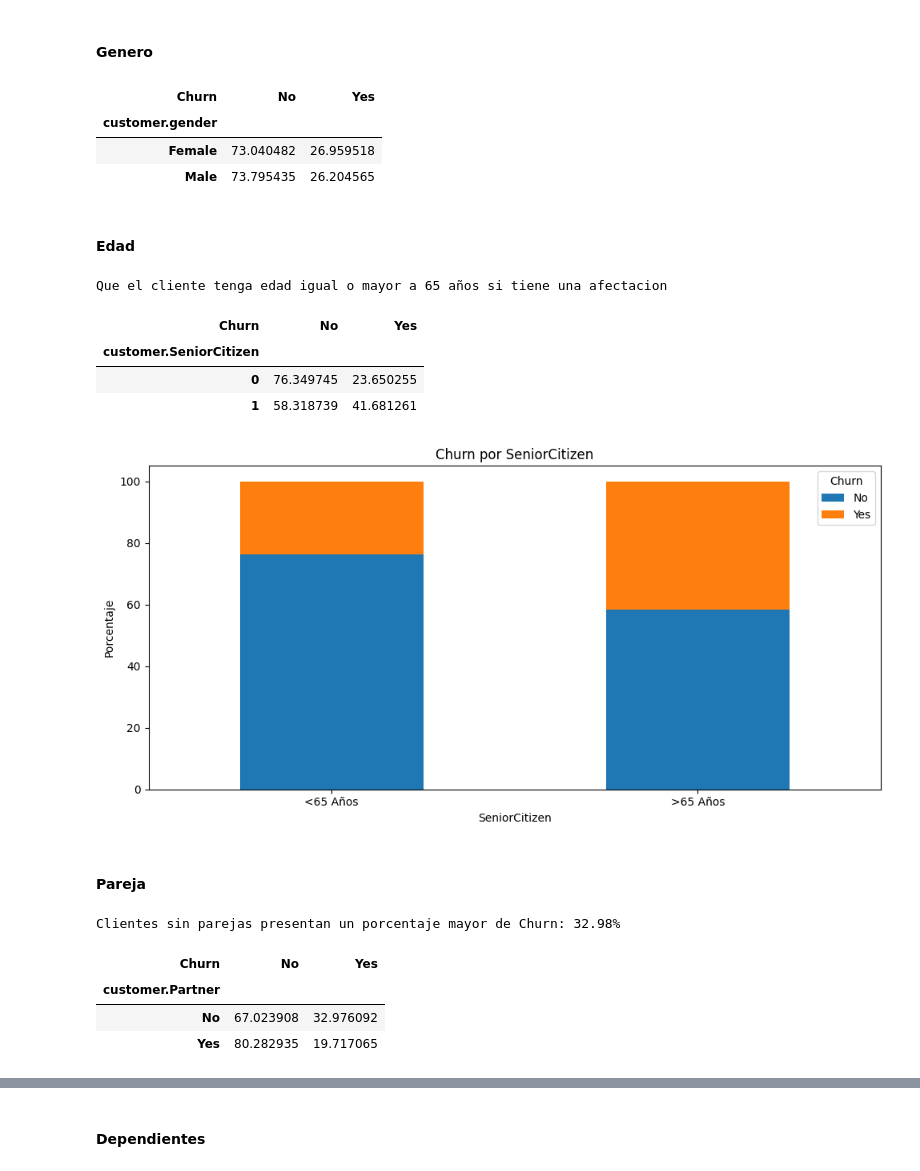
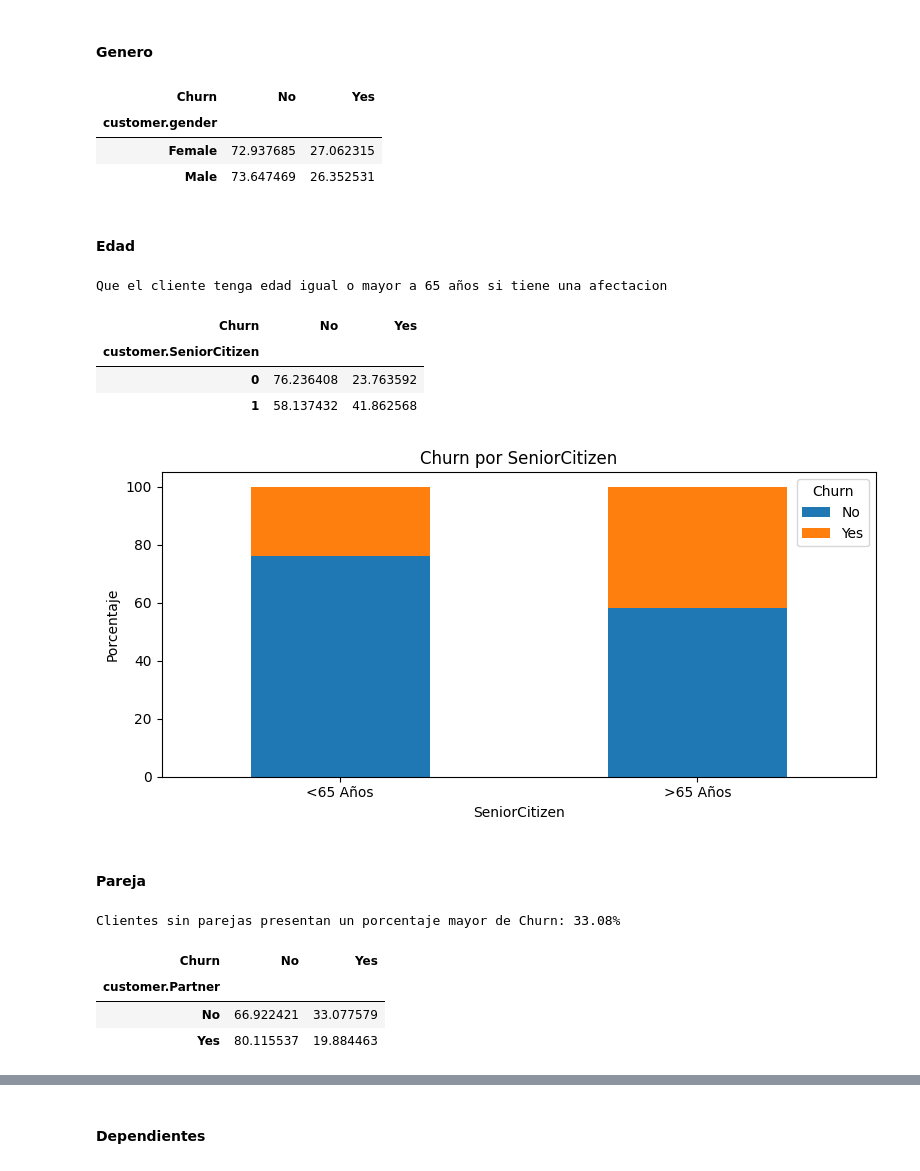
Before and after one commit to JCSR2022/challenge2-data-science-Alura, a Jupyter notebook: challenge2_data_science_Alura.ipynb, the cells around one changed output, grey strips where cells are left out. Drawn from its saved outputs; the diff is of its cells as text; code cells hidden in the pictures.

```diff
--- a/challenge2_data_science_Alura.ipynb
+++ b/challenge2_data_science_Alura.ipynb
@@ -230,0 +236,3 @@ dtype('float64')
+# %%
+data = data.dropna()
+data.isna().sum().sum()
@@ -357,8 +337,8 @@ pd.crosstab(data['customer.gender'], data['Churn'], normalize='index') * 100
 # %% [output]
 | Churn | No | Yes |
 | customer.gender |  |  |
-| Female | 73.040482 | 26.959518 |
-| Male | 73.795435 | 26.204565 |
+| Female | 72.937685 | 27.062315 |
+| Male | 73.647469 | 26.352531 |
 # %% [markdown]
 #### Edad
 # %%
@@ -370,23 +350,23 @@ df_senior
 Que el cliente tenga edad igual o mayor a 65 años si tiene una afectacion
 | Churn | No | Yes |
 | customer.SeniorCitizen |  |  |
-| 0 | 76.349745 | 23.650255 |
-| 1 | 58.318739 | 41.681261 |
+| 0 | 76.236408 | 23.763592 |
+| 1 | 58.137432 | 41.862568 |
 # %%
 df_senior.index = ['<65 Años','>65 Años']
 
 ax = df_senior.plot(
     kind='bar',
     stacked=True,
-    figsize=(10, 5),
+    figsize=(8, 4),
     title='Churn por SeniorCitizen',
     ylabel='Porcentaje',
     xlabel='SeniorCitizen'
 )
 ax.set_xticklabels(ax.get_xticklabels(), rotation=0)
 plt.tight_layout()
 # %% [output]
-[figure, old version]
+[figure, new version]
 # %% [markdown]
 #### Pareja
 # %%
@@ -395,11 +375,11 @@ print(f"Clientes sin parejas presentan un porcentaje mayor de Churn: {df_Partner
 analisis_patrones += f"Clientes sin pareja presentan un porcentaje mayor de Churn: {df_Partner.loc["No","Yes"]:.2f}%\n"
 df_Partner
 # %% [output]
-Clientes sin parejas presentan un porcentaje mayor de Churn: 32.98%
+Clientes sin parejas presentan un porcentaje mayor de Churn: 33.08%
 | Churn | No | Yes |
 | customer.Partner |  |  |
-| No | 67.023908 | 32.976092 |
-| Yes | 80.282935 | 19.717065 |
+| No | 66.922421 | 33.077579 |
+| Yes | 80.115537 | 19.884463 |
 # %%
 df_Partner.index = ['Sin Pareja','Con Pareja']
 ax = df_Partner.plot(
```
Also changed, not shown: parts of 21 cells of this notebook.
